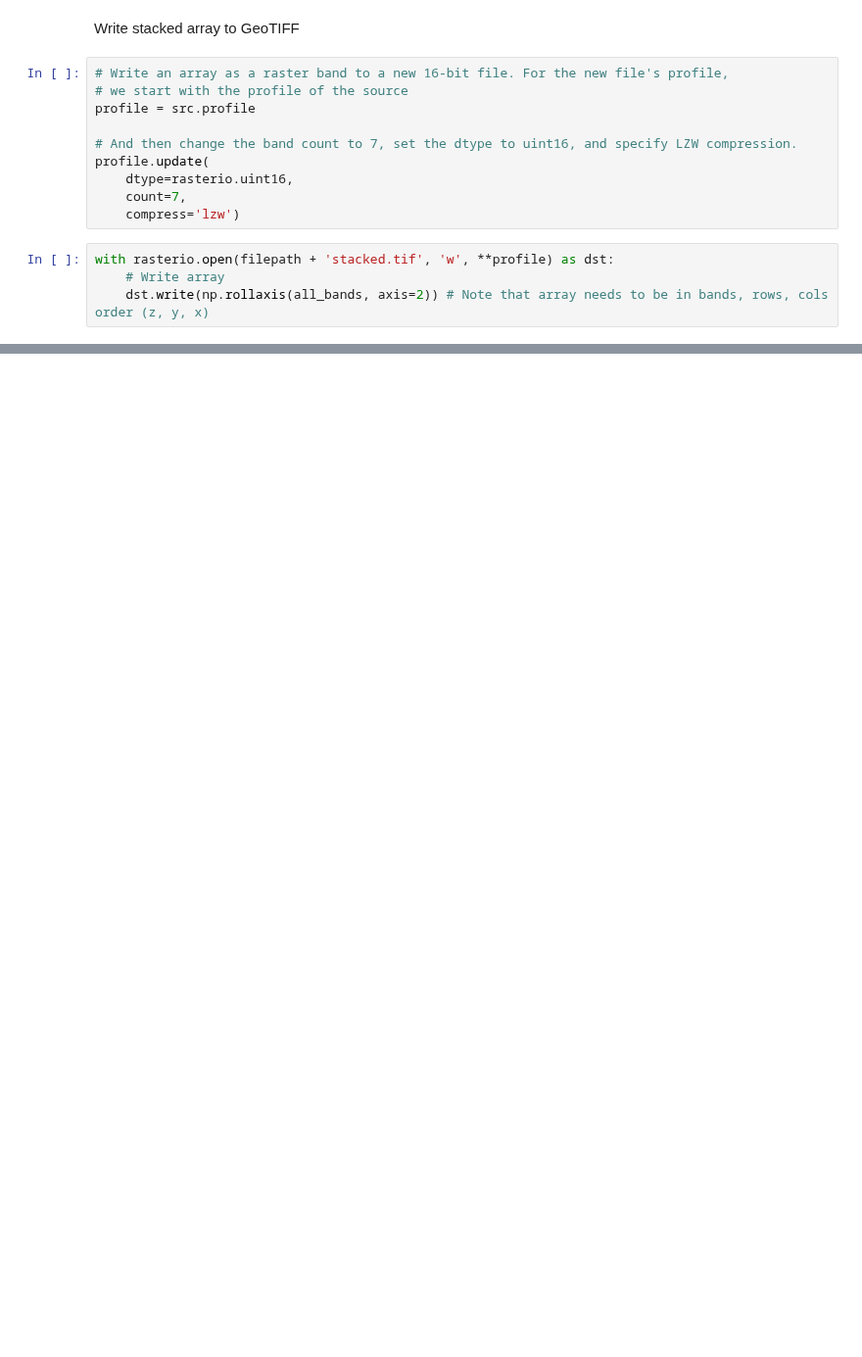
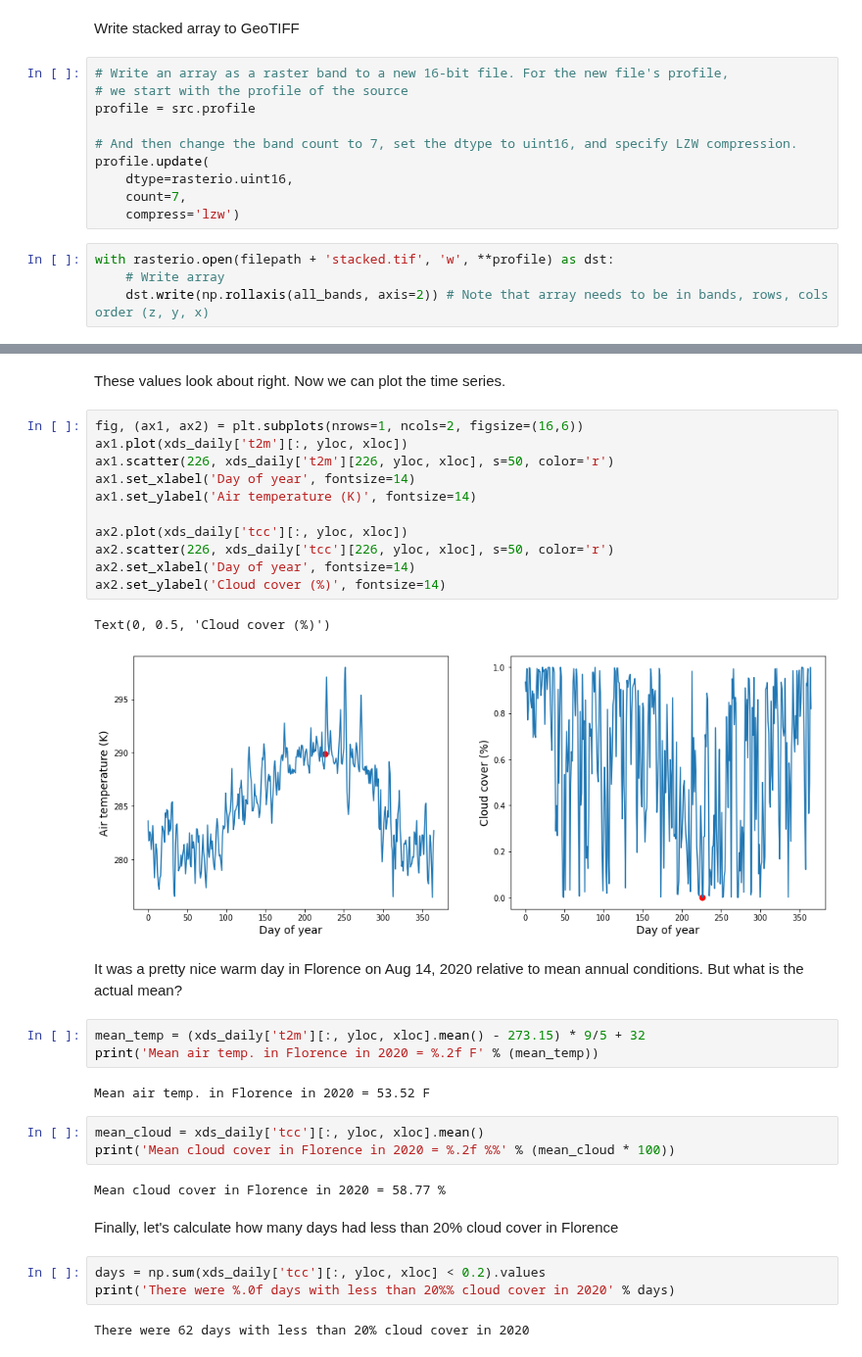
Before and after one commit to JohnnyRyan1/geospatial-data-science, a Jupyter notebook: labs/lab4/04_read_write_gridded_data.ipynb, the cells around one changed output, grey strips where cells are left out. Shown at 98% size. Saved outputs shown, nothing was run; the diff lists cells and outputs as text; blank space fills up the shorter version.

```diff
--- a/labs/lab4/04_read_write_gridded_data.ipynb
+++ b/labs/lab4/04_read_write_gridded_data.ipynb
@@ -94,0 +211,35 @@ with rasterio.open(filepath + 'stacked.tif', 'w', **profile) as dst:
+# %% [markdown]
+These values look about right. Now we can plot the time series.
+# %%
+fig, (ax1, ax2) = plt.subplots(nrows=1, ncols=2, figsize=(16,6))
+ax1.plot(xds_daily['t2m'][:, yloc, xloc])
+ax1.scatter(226, xds_daily['t2m'][226, yloc, xloc], s=50, color='r')
+ax1.set_xlabel('Day of year', fontsize=14)
+ax1.set_ylabel('Air temperature (K)', fontsize=14)
+
+ax2.plot(xds_daily['tcc'][:, yloc, xloc])
+ax2.scatter(226, xds_daily['tcc'][226, yloc, xloc], s=50, color='r')
+ax2.set_xlabel('Day of year', fontsize=14)
+ax2.set_ylabel('Cloud cover (%)', fontsize=14)
+# %% [output]
+Text(0, 0.5, 'Cloud cover (%)')
+[figure, added]
+# %% [markdown]
+It was a pretty nice warm day in Florence on Aug 14, 2020 relative to mean annual conditions. But what is the actual mean?
+# %%
+mean_temp = (xds_daily['t2m'][:, yloc, xloc].mean() - 273.15) * 9/5 + 32
+print('Mean air temp. in Florence in 2020 = %.2f F' % (mean_temp))
+# %% [output]
+Mean air temp. in Florence in 2020 = 53.52 F
+# %%
+mean_cloud = xds_daily['tcc'][:, yloc, xloc].mean()
+print('Mean cloud cover in Florence in 2020 = %.2f %%' % (mean_cloud * 100))
+# %% [output]
+Mean cloud cover in Florence in 2020 = 58.77 %
+# %% [markdown]
+Finally, let's calculate how many days had less than 20% cloud cover in Florence
+# %%
+days = np.sum(xds_daily['tcc'][:, yloc, xloc] < 0.2).values
+print('There were %.0f days with less than 20%% cloud cover in 2020' % days)
+# %% [output]
+There were 62 days with less than 20% cloud cover in 2020
```
Also changed, not shown: parts of 26 cells of this notebook, 4 other files.
